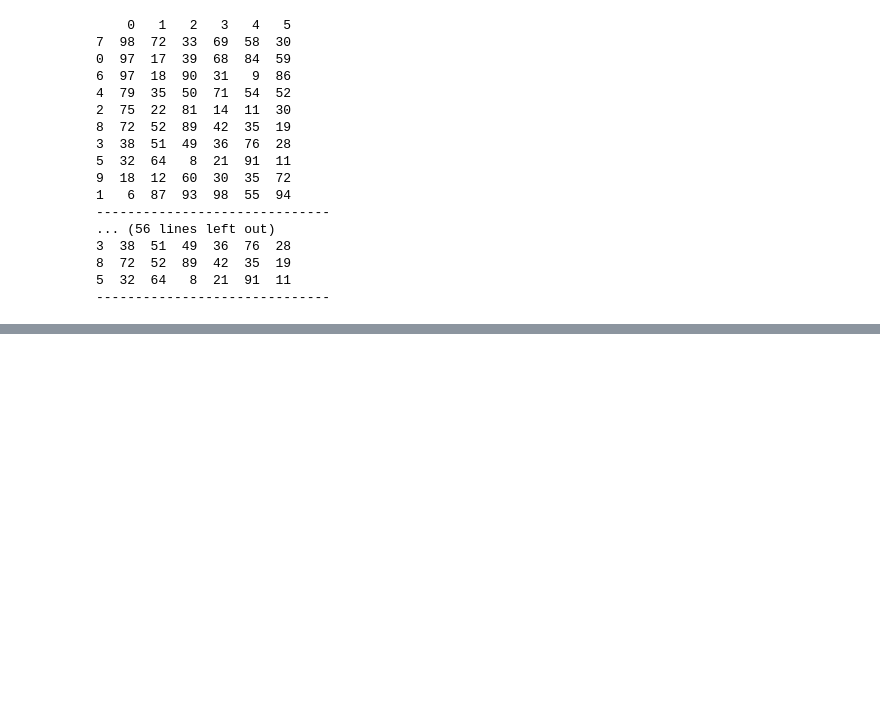
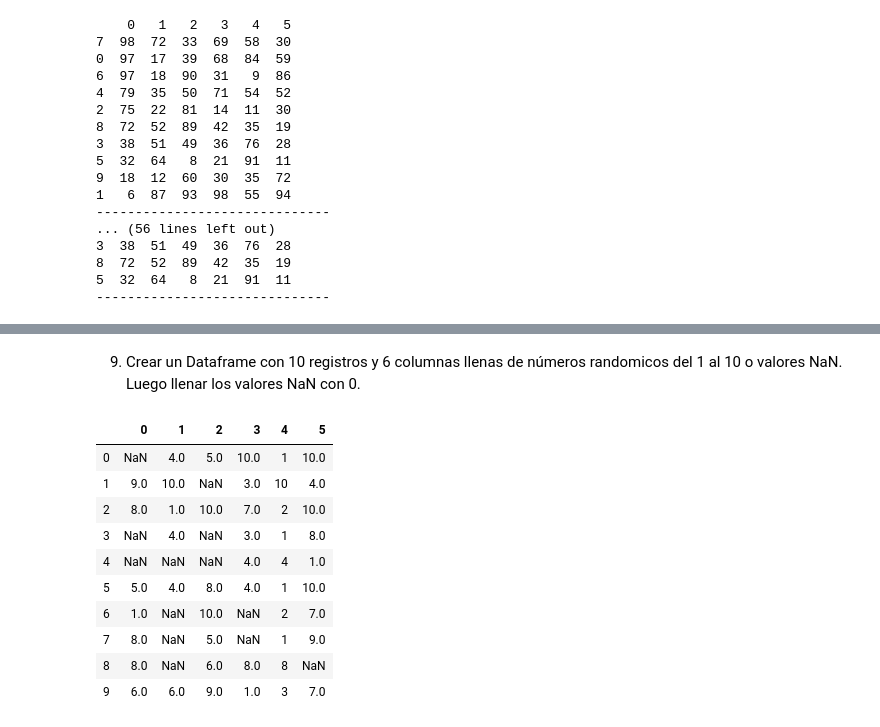
Before and after one commit to 2019-B-GR1-Python/py-pachacama-simba-a-pamela-abigail, a Jupyter notebook: examen-2doBimestre/examen-2do-bim.ipynb, the cells around one changed output, grey strips where cells are left out. Saved outputs shown, nothing was run; the diff lists cells and outputs as text; code cells hidden in the pictures; blank space fills up the shorter version.

```diff
--- a/examen-2doBimestre/examen-2do-bim.ipynb
+++ b/examen-2doBimestre/examen-2do-bim.ipynb
@@ -241,0 +290,19 @@ for i in range(0,6):
+# %% [markdown]
+9. Crear un Dataframe con 10 registros y 6 columnas llenas de números randomicos del 1 al 10 o valores NaN. Luego llenar los valores NaN con 0.
+# %%
+arr_pand8 =np.random.randint(1,15,60).reshape(10,6)
+df9 = pd.DataFrame(arr_pand8)
+df10 = df9[df9<11]
+df10
+# %% [output]
+|  | 0 | 1 | 2 | 3 | 4 | 5 |
+| 0 | NaN | 4.0 | 5.0 | 10.0 | 1 | 10.0 |
+| 1 | 9.0 | 10.0 | NaN | 3.0 | 10 | 4.0 |
+| 2 | 8.0 | 1.0 | 10.0 | 7.0 | 2 | 10.0 |
+| 3 | NaN | 4.0 | NaN | 3.0 | 1 | 8.0 |
+| 4 | NaN | NaN | NaN | 4.0 | 4 | 1.0 |
+| 5 | 5.0 | 4.0 | 8.0 | 4.0 | 1 | 10.0 |
+| 6 | 1.0 | NaN | 10.0 | NaN | 2 | 7.0 |
+| 7 | 8.0 | NaN | 5.0 | NaN | 1 | 9.0 |
+| 8 | 8.0 | NaN | 6.0 | 8.0 | 8 | NaN |
+| 9 | 6.0 | 6.0 | 9.0 | 1.0 | 3 | 7.0 |
```
Also changed, not shown: parts of 8 cells of this notebook, 1 other file.
